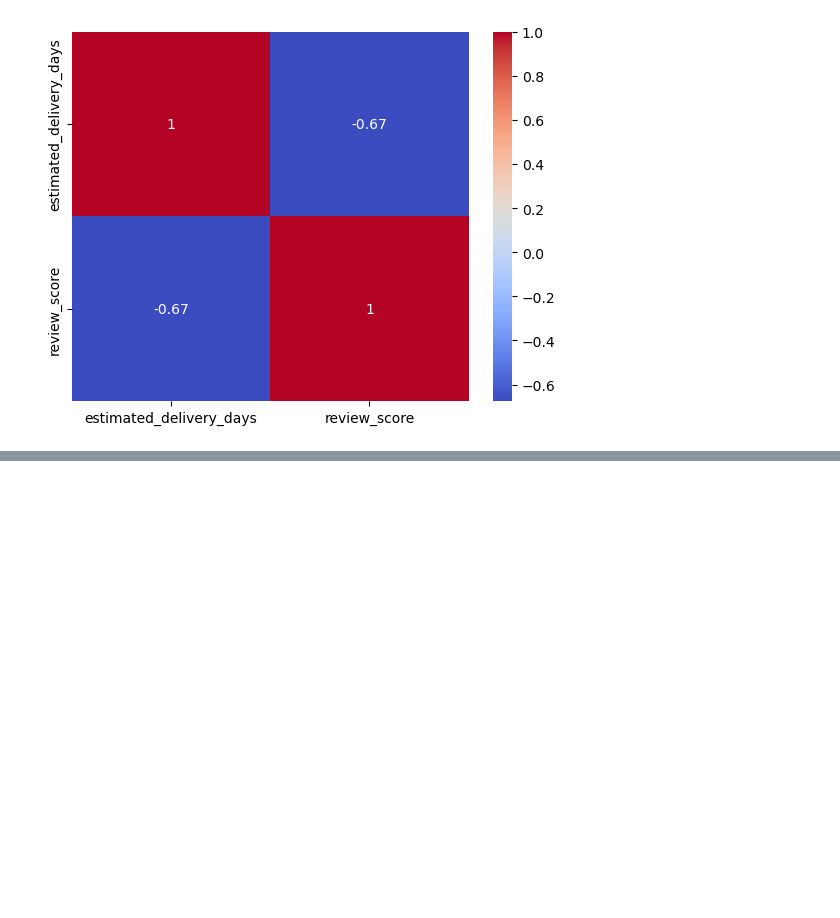
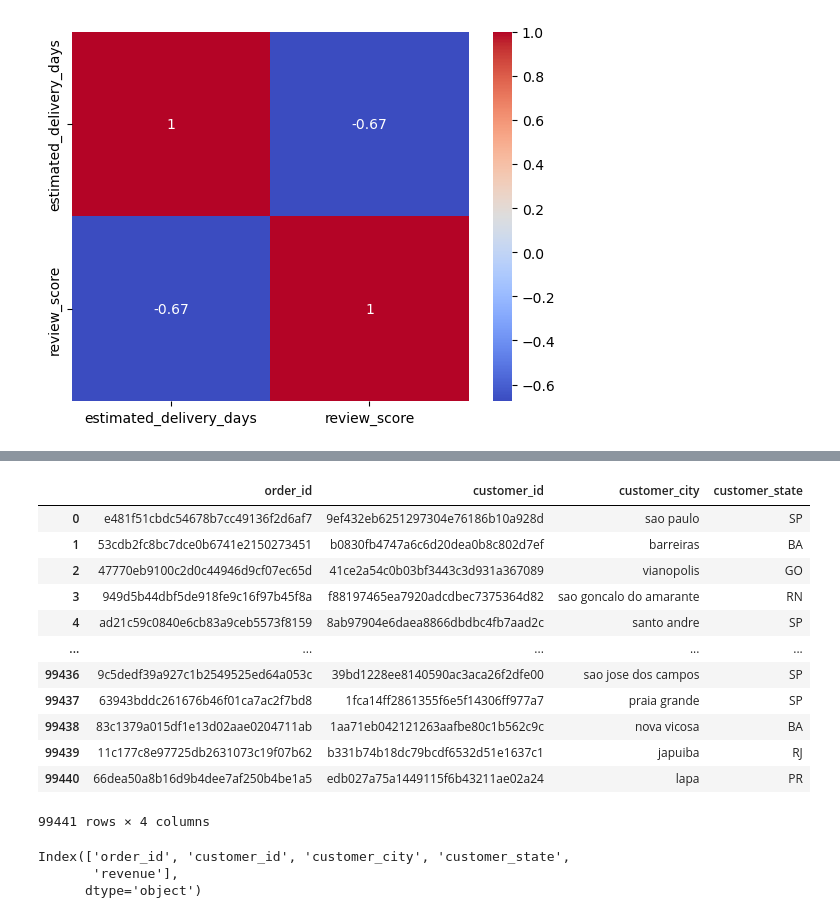
Before and after one commit to Vinaychauhan06/E-Commerce-Analytics-Dashboard-Python-SQL-Power-BI-, a Jupyter notebook: 02_EDA_Analysis.ipynb, the cells around one changed output, grey strips where cells are left out. Drawn from its saved outputs; the diff is of its cells as text; code cells hidden in the pictures; blank space fills up the shorter version.

```diff
--- a/02_EDA_Analysis.ipynb
+++ b/02_EDA_Analysis.ipynb
@@ -809,0 +818,16 @@ sns.heatmap(corr_review,annot=True,cmap='coolwarm')
+# %%
+customer_city
+# %% [output]
+|  | order_id | customer_id | customer_city | customer_state |
+| 0 | e481f51cbdc54678b7cc49136f2d6af7 | 9ef432eb6251297304e76186b10a928d | sao paulo | SP |
+| 1 | 53cdb2fc8bc7dce0b6741e2150273451 | b0830fb4747a6c6d20dea0b8c802d7ef | barreiras | BA |
+| 2 | 47770eb9100c2d0c44946d9cf07ec65d | 41ce2a54c0b03bf3443c3d931a367089 | vianopolis | GO |
+| 3 | 949d5b44dbf5de918fe9c16f97b45f8a | f88197465ea7920adcdbec7375364d82 | sao goncalo do amarante | RN |
+| 4 | ad21c59c0840e6cb83a9ceb5573f8159 | 8ab97904e6daea8866dbdbc4fb7aad2c | santo andre | SP |
+| ... | ... | ... | ... | ... |
+| 99436 | 9c5dedf39a927c1b2549525ed64a053c | 39bd1228ee8140590ac3aca26f2dfe00 | sao jose dos campos | SP |
+| 99437 | 63943bddc261676b46f01ca7ac2f7bd8 | 1fca14ff2861355f6e5f14306ff977a7 | praia grande | SP |
+| 99438 | 83c1379a015df1e13d02aae0204711ab | 1aa71eb042121263aafbe80c1b562c9c | nova vicosa | BA |
+| 99439 | 11c177c8e97725db2631073c19f07b62 | b331b74b18dc79bcdf6532d51e1637c1 | japuiba | RJ |
+| 99440 | 66dea50a8b16d9b4dee7af250b4be1a5 | edb027a75a1449115f6b43211ae02a24 | lapa | PR |
+99441 rows × 4 columns
@@ -809,0 +836,6 @@ sns.heatmap(corr_review,annot=True,cmap='coolwarm')
+# %%
+customer_city.columns
+# %% [output]
+Index(['order_id', 'customer_id', 'customer_city', 'customer_state',
+       'revenue'],
+      dtype='object')
```
Also changed, not shown: parts of 13 cells of this notebook.
